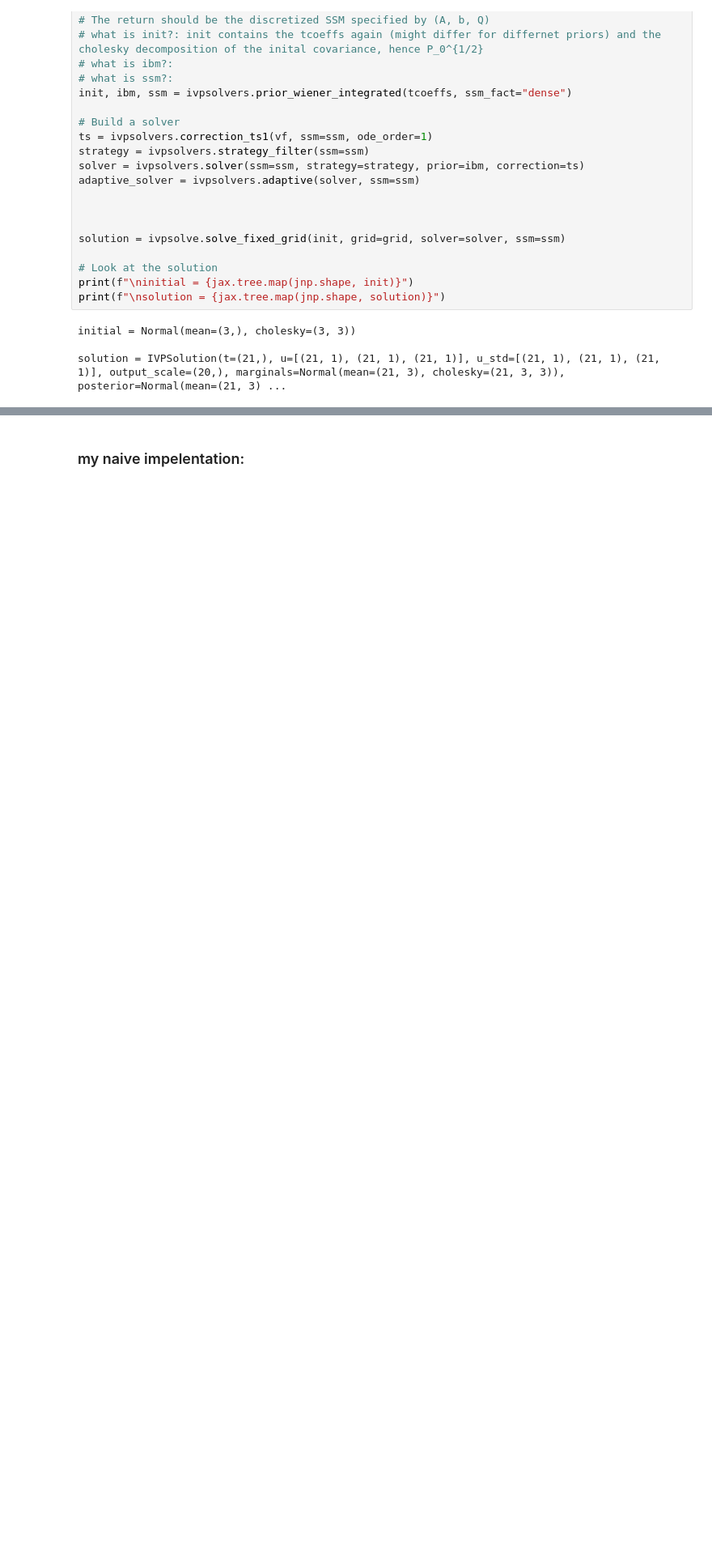
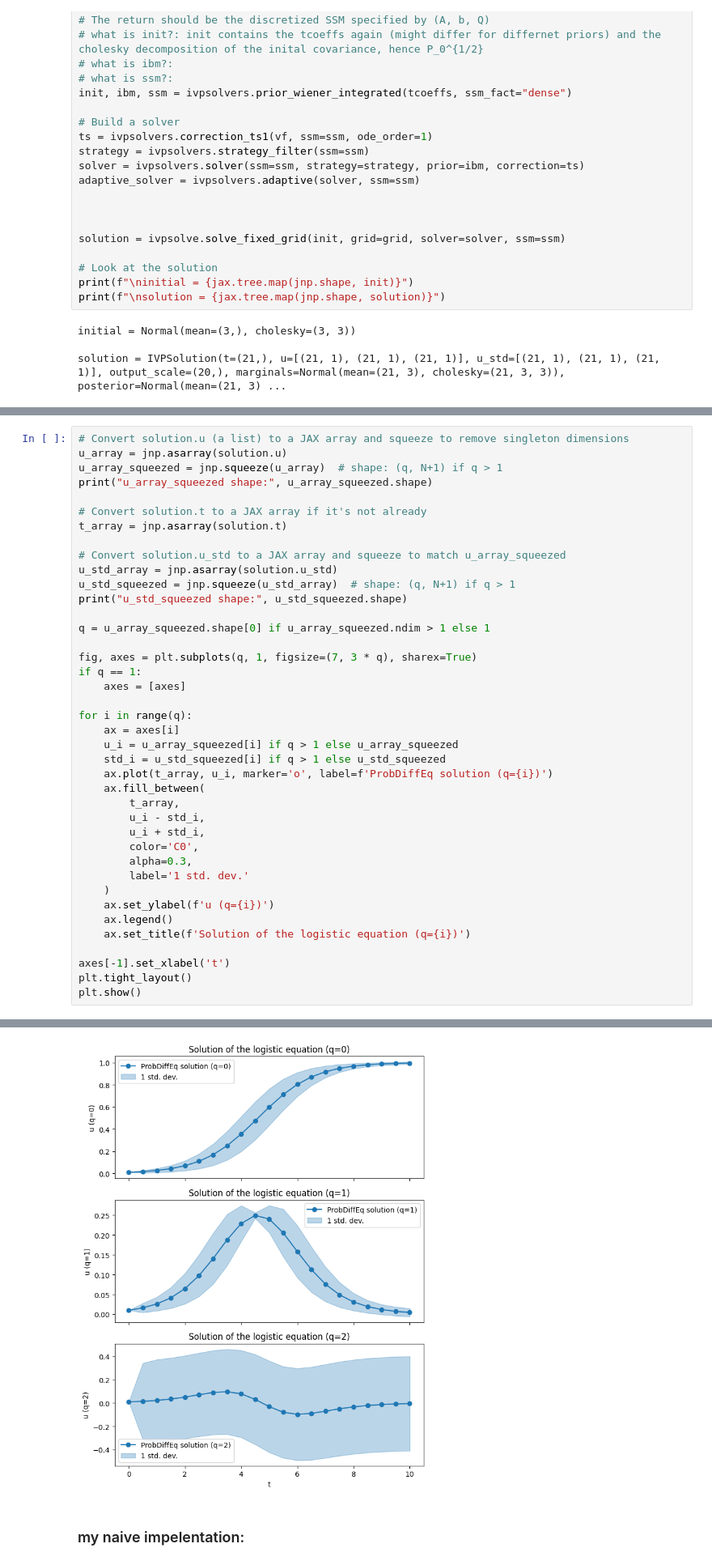
Before and after one commit to paufisch/ode_filters, a Jupyter notebook: probdiffeq.ipynb, the cells around one changed output, grey strips where cells are left out. Shown: that part at 81% size. Drawn from its saved outputs; the diff is of its cells as text; blank space fills up the shorter version.

Commit message:
adds plotts for the logistic ODE example

```diff
--- a/probdiffeq.ipynb
+++ b/probdiffeq.ipynb
@@ -68,0 +56,41 @@ jax.tree.leaves(init)
+# %%
+# Convert solution.u (a list) to a JAX array and squeeze to remove singleton dimensions
+u_array = jnp.asarray(solution.u)
+u_array_squeezed = jnp.squeeze(u_array)  # shape: (q, N+1) if q > 1
+print("u_array_squeezed shape:", u_array_squeezed.shape)
+
+# Convert solution.t to a JAX array if it's not already
+t_array = jnp.asarray(solution.t)
+
+# Convert solution.u_std to a JAX array and squeeze to match u_array_squeezed
+u_std_array = jnp.asarray(solution.u_std)
+u_std_squeezed = jnp.squeeze(u_std_array)  # shape: (q, N+1) if q > 1
+print("u_std_squeezed shape:", u_std_squeezed.shape)
+
+q = u_array_squeezed.shape[0] if u_array_squeezed.ndim > 1 else 1
+
+fig, axes = plt.subplots(q, 1, figsize=(7, 3 * q), sharex=True)
+if q == 1:
+    axes = [axes]
+
+for i in range(q):
+    ax = axes[i]
+    u_i = u_array_squeezed[i] if q > 1 else u_array_squeezed
+    std_i = u_std_squeezed[i] if q > 1 else u_std_squeezed
+    ax.plot(t_array, u_i, marker='o', label=f'ProbDiffEq solution (q={i})')
+    ax.fill_between(
+        t_array,
+        u_i - std_i,
+        u_i + std_i,
+        color='C0',
+        alpha=0.3,
+        label='1 std. dev.'
+    )
+    ax.set_ylabel(f'u (q={i})')
+    ax.legend()
+    ax.set_title(f'Solution of the logistic equation (q={i})')
+
+axes[-1].set_xlabel('t')
+plt.tight_layout()
+plt.show()
+# %% [output]
@@ -69,3 +99,4 @@ jax.tree.leaves(init)
+[figure, added]
 # %% [markdown]
 ### my naive impelentation:
 # %%
```
Also changed, not shown: parts of 3 cells of this notebook.
